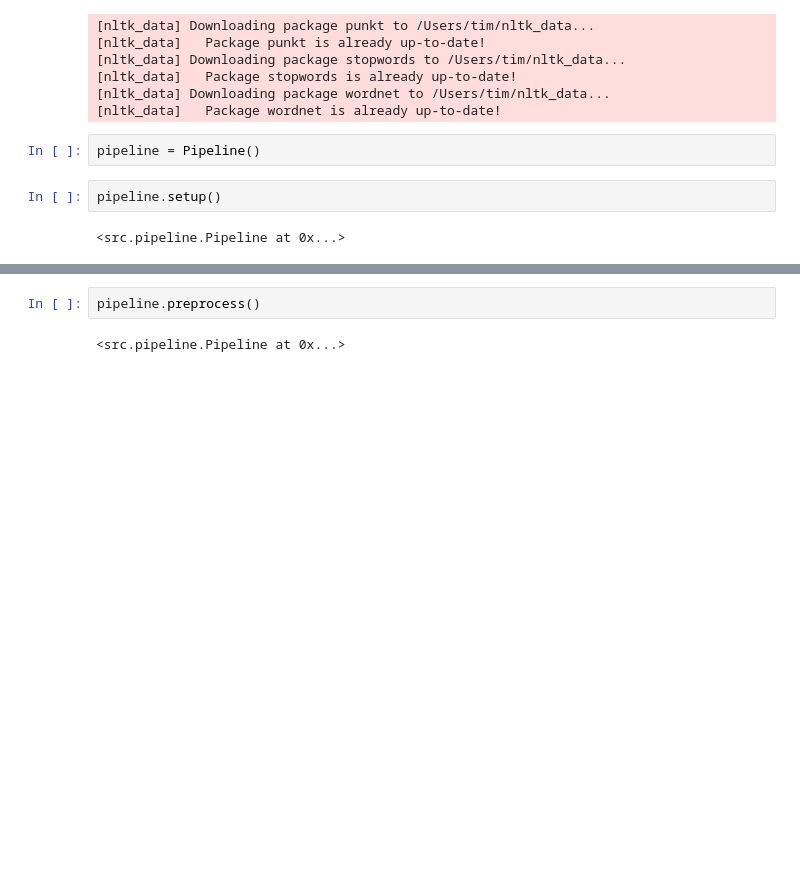
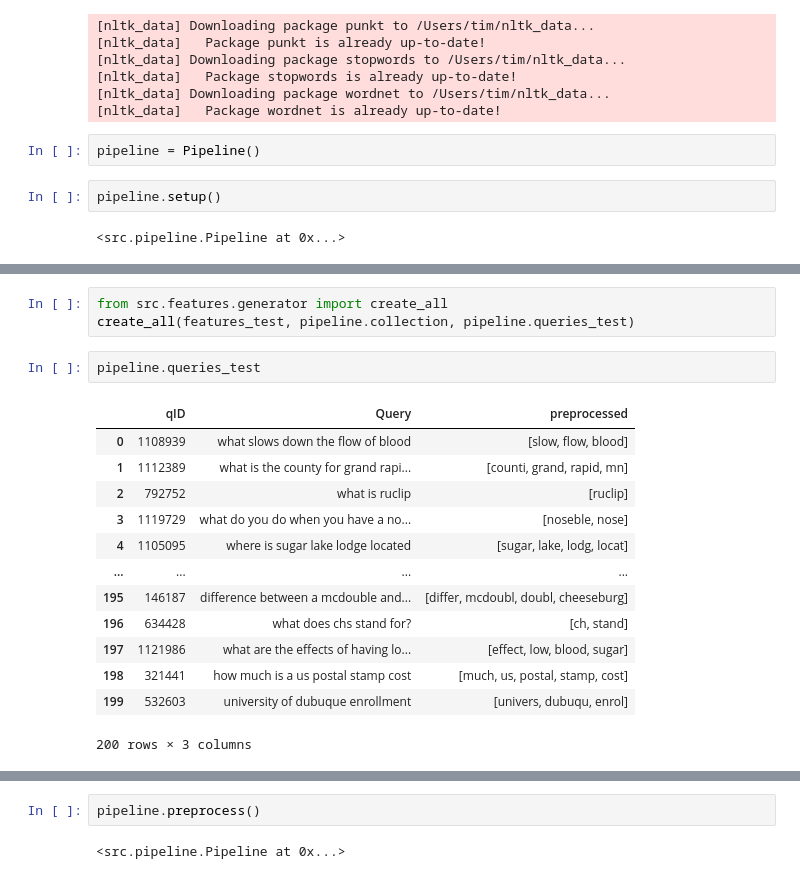
Before and after one commit to tim-grams/Retriever, a Jupyter notebook: notebooks/pipeline.ipynb, the cells around one changed output, grey strips where cells are left out. Saved outputs shown, nothing was run; the diff lists cells and outputs as text; blank space fills up the shorter version.

```diff
--- a/notebooks/pipeline.ipynb
+++ b/notebooks/pipeline.ipynb
@@ -20,0 +39,19 @@ pipeline.setup()
+# %%
+from src.features.generator import create_all
+create_all(features_test, pipeline.collection, pipeline.queries_test)
+# %%
+pipeline.queries_test
+# %% [output]
+|  | qID | Query | preprocessed |
+| 0 | 1108939 | what slows down the flow of blood | [slow, flow, blood] |
+| 1 | 1112389 | what is the county for grand rapi... | [counti, grand, rapid, mn] |
+| 2 | 792752 | what is ruclip | [ruclip] |
+| 3 | 1119729 | what do you do when you have a no... | [noseble, nose] |
+| 4 | 1105095 | where is sugar lake lodge located | [sugar, lake, lodg, locat] |
+| ... | ... | ... | ... |
+| 195 | 146187 | difference between a mcdouble and... | [differ, mcdoubl, doubl, cheeseburg] |
+| 196 | 634428 | what does chs stand for? | [ch, stand] |
+| 197 | 1121986 | what are the effects of having lo... | [effect, low, blood, sugar] |
+| 198 | 321441 | how much is a us postal stamp cost | [much, us, postal, stamp, cost] |
+| 199 | 532603 | university of dubuque enrollment | [univers, dubuqu, enrol] |
+200 rows × 3 columns
```
Also changed, not shown: parts of 17 cells of this notebook, 8 other files.
